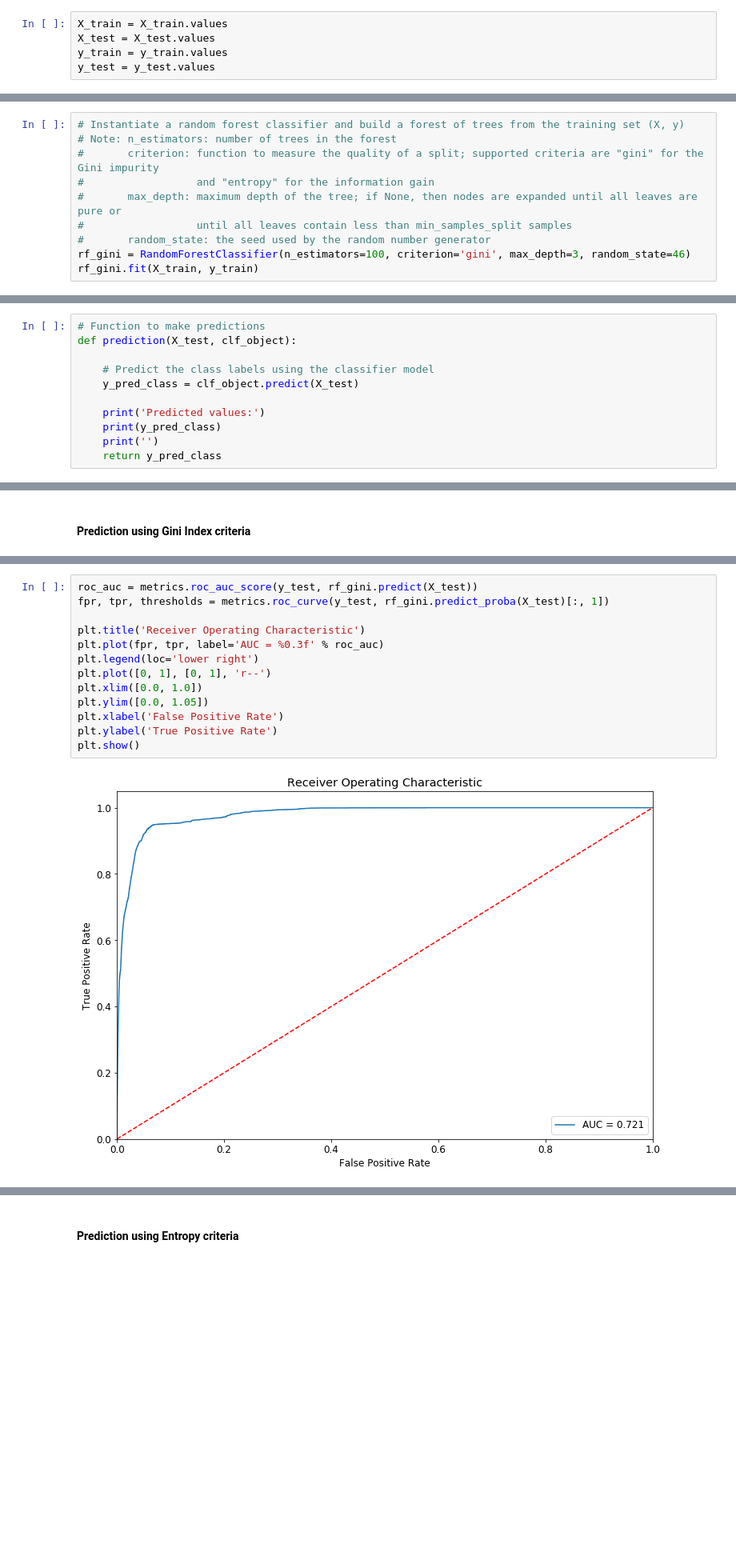
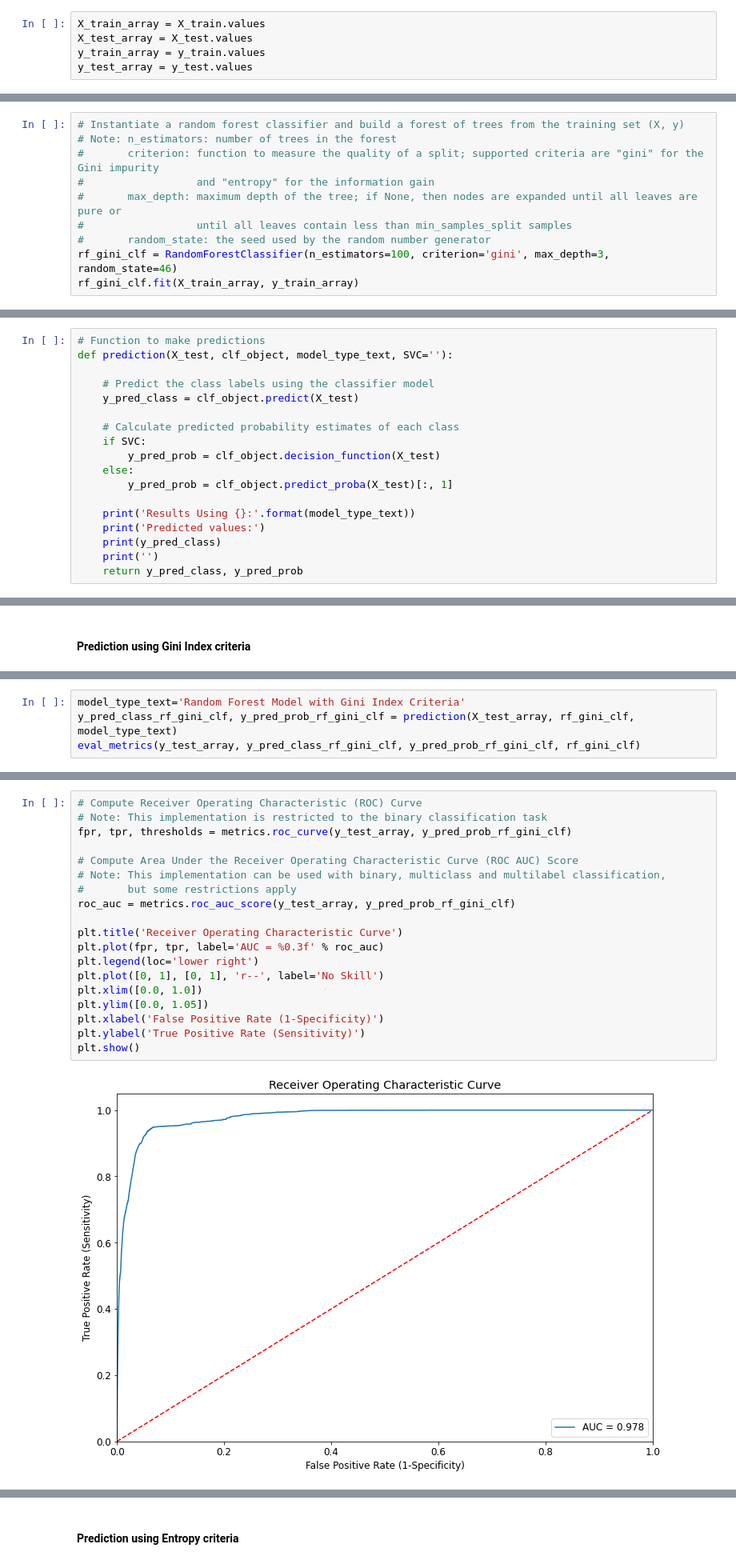
Before and after one commit to tweichle/Predicting-Baseball-Statistics, a Jupyter notebook: Classification/Random Forest-Classification for Baseball Outcomes.ipynb, the cells around one changed output, grey strips where cells are left out. Shown at 80% size. Drawn from its saved outputs; the diff is of its cells as text; blank space fills up the shorter version.

```diff
--- a/Classification/Random Forest-Classification for Baseball Outcomes.ipynb
+++ b/Classification/Random Forest-Classification for Baseball Outcomes.ipynb
@@ -895,10 +1039,10 @@ Baseline accuracy in test dataset: 0.957
 # %% [markdown]
 Note: Creating train/test as arrays for purpose of running code below: 'Understanding a single decision tree structure from a random forest'. DataFrames do not work for this code.
 # %%
-X_train = X_train.values
-X_test = X_test.values
-y_train = y_train.values
-y_test = y_test.values
+X_train_array = X_train.values
+X_test_array = X_test.values
+y_train_array = y_train.values
+y_test_array = y_test.values
 # %% [markdown]
 #### Perform training with Gini Index criteria
 # %%
@@ -909,8 +1053,8 @@ y_test = y_test.values
 #       max_depth: maximum depth of the tree; if None, then nodes are expanded until all leaves are pure or
 #                  until all leaves contain less than min_samples_split samples
 #       random_state: the seed used by the random number generator
-rf_gini = RandomForestClassifier(n_estimators=100, criterion='gini', max_depth=3, random_state=46)
-rf_gini.fit(X_train, y_train)
+rf_gini_clf = RandomForestClassifier(n_estimators=100, criterion='gini', max_depth=3, random_state=46)
+rf_gini_clf.fit(X_train_array, y_train_array)
 # %% [output]
 RandomForestClassifier(bootstrap=True, ccp_alpha=0.0, class_weight=None,
                        criterion='gini', max_depth=3, max_features='auto',
@@ -971,13 +1115,20 @@ RandomForestClassifier(bootstrap=True, ccp_alpha=0.0, class_weight=None,
 ### Operational Phase
 # %%
 # Function to make predictions
-def prediction(X_test, clf_object):
+def prediction(X_test, clf_object, model_type_text, SVC=''):
 
     # Predict the class labels using the classifier model
     y_pred_class = clf_object.predict(X_test)
 
+    # Calculate predicted probability estimates of each class
+    if SVC:
+        y_pred_prob = clf_object.decision_function(X_test)
+    else:
+        y_pred_prob = clf_object.predict_proba(X_test)[:, 1]
+
+    print('Results Using {}:'.format(model_type_text))
     print('Predicted values:')
     print(y_pred_class)
     print('')
-    return y_pred_class
+    return y_pred_class, y_pred_prob
 # %%
@@ -1064,0 +1222,4 @@ https://machinelearningmastery.com/roc-curves-and-precision-recall-curves-for-cl
+# %%
+model_type_text='Random Forest Model with Gini Index Criteria'
+y_pred_class_rf_gini_clf, y_pred_prob_rf_gini_clf = prediction(X_test_array, rf_gini_clf, model_type_text)
+eval_metrics(y_test_array, y_pred_class_rf_gini_clf, y_pred_prob_rf_gini_clf, rf_gini_clf)
@@ -1065,15 +1274,21 @@ https://machinelearningmastery.com/roc-curves-and-precision-recall-curves-for-cl
 # %%
-roc_auc = metrics.roc_auc_score(y_test, rf_gini.predict(X_test))
-fpr, tpr, thresholds = metrics.roc_curve(y_test, rf_gini.predict_proba(X_test)[:, 1])
+# Compute Receiver Operating Characteristic (ROC) Curve
+# Note: This implementation is restricted to the binary classification task
+fpr, tpr, thresholds = metrics.roc_curve(y_test_array, y_pred_prob_rf_gini_clf)
 
-plt.title('Receiver Operating Characteristic')
+# Compute Area Under the Receiver Operating Characteristic Curve (ROC AUC) Score
+# Note: This implementation can be used with binary, multiclass and multilabel classification,
+#       but some restrictions apply
+roc_auc = metrics.roc_auc_score(y_test_array, y_pred_prob_rf_gini_clf)
+
+plt.title('Receiver Operating Characteristic Curve')
 plt.plot(fpr, tpr, label='AUC = %0.3f' % roc_auc)
 plt.legend(loc='lower right')
-plt.plot([0, 1], [0, 1], 'r--')
+plt.plot([0, 1], [0, 1], 'r--', label='No Skill')
 plt.xlim([0.0, 1.0])
 plt.ylim([0.0, 1.05])
-plt.xlabel('False Positive Rate')
-plt.ylabel('True Positive Rate')
+plt.xlabel('False Positive Rate (1-Specificity)')
+plt.ylabel('True Positive Rate (Sensitivity)')
 plt.show()
 # %% [output]
-[figure, old version]
+[figure, new version]
```
Also changed, not shown: parts of 132 cells of this notebook.
